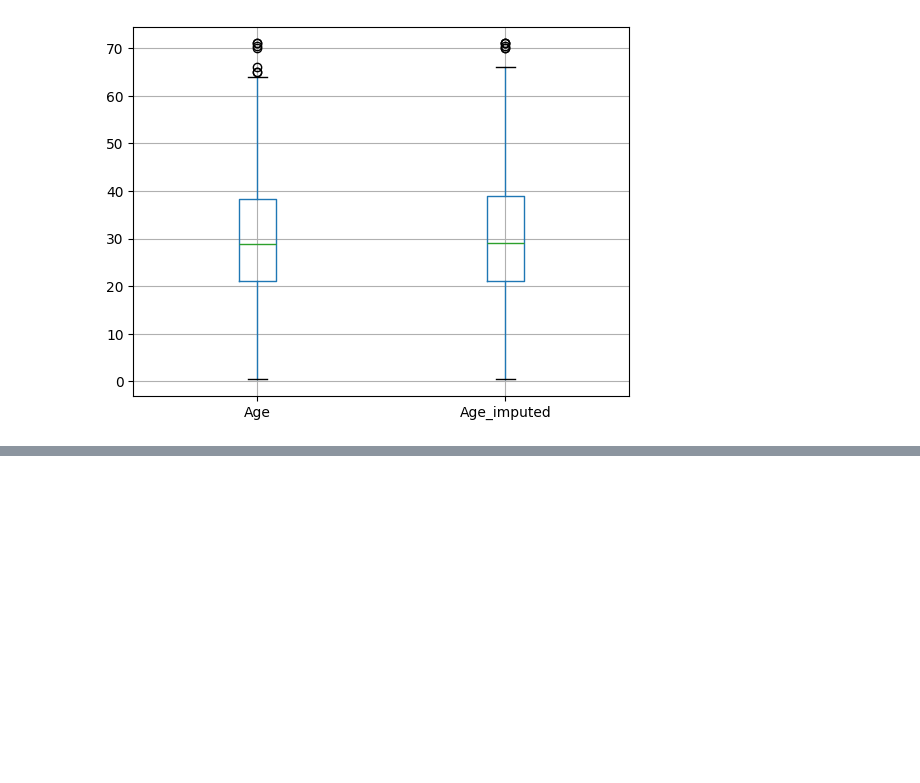
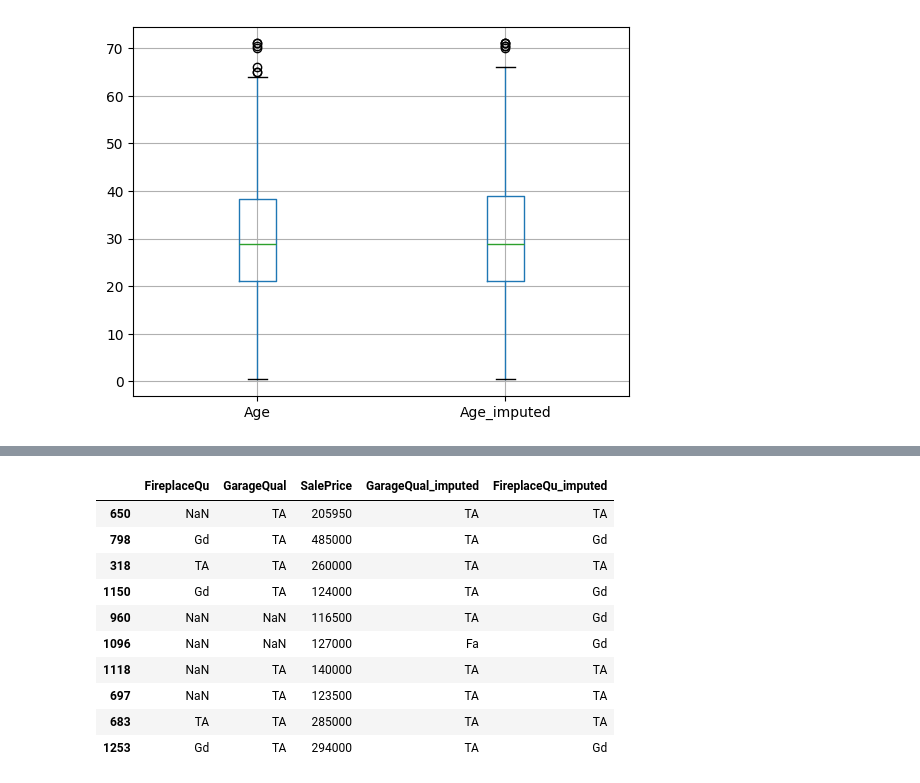
Before and after one commit to Garvit-7-Agarwal/100-Days-of-Machine-Learning-, a Jupyter notebook: 38 day Handling missing data part 4/1_random_sample_imputation.ipynb, the cells around one changed output, grey strips where cells are left out. Saved outputs shown, nothing was run; the diff lists cells and outputs as text; code cells hidden in the pictures; blank space fills up the shorter version.

```diff
--- a/38 day Handling missing data part 4/1_random_sample_imputation.ipynb
+++ b/38 day Handling missing data part 4/1_random_sample_imputation.ipynb
@@ -131,0 +251,14 @@ X_train[['Age','Age_imputed']].boxplot()
+# %%
+X_train.sample(10)
+# %% [output]
+|  | FireplaceQu | GarageQual | SalePrice | GarageQual_imputed | FireplaceQu_imputed |
+| 650 | NaN | TA | 205950 | TA | TA |
+| 798 | Gd | TA | 485000 | TA | Gd |
+| 318 | TA | TA | 260000 | TA | TA |
+| 1150 | Gd | TA | 124000 | TA | Gd |
+| 960 | NaN | NaN | 116500 | TA | Gd |
+| 1096 | NaN | NaN | 127000 | Fa | Gd |
+| 1118 | NaN | TA | 140000 | TA | TA |
+| 697 | NaN | TA | 123500 | TA | TA |
+| 683 | TA | TA | 285000 | TA | TA |
+| 1253 | Gd | TA | 294000 | TA | Gd |
```
Also changed, not shown: parts of 24 cells of this notebook.
